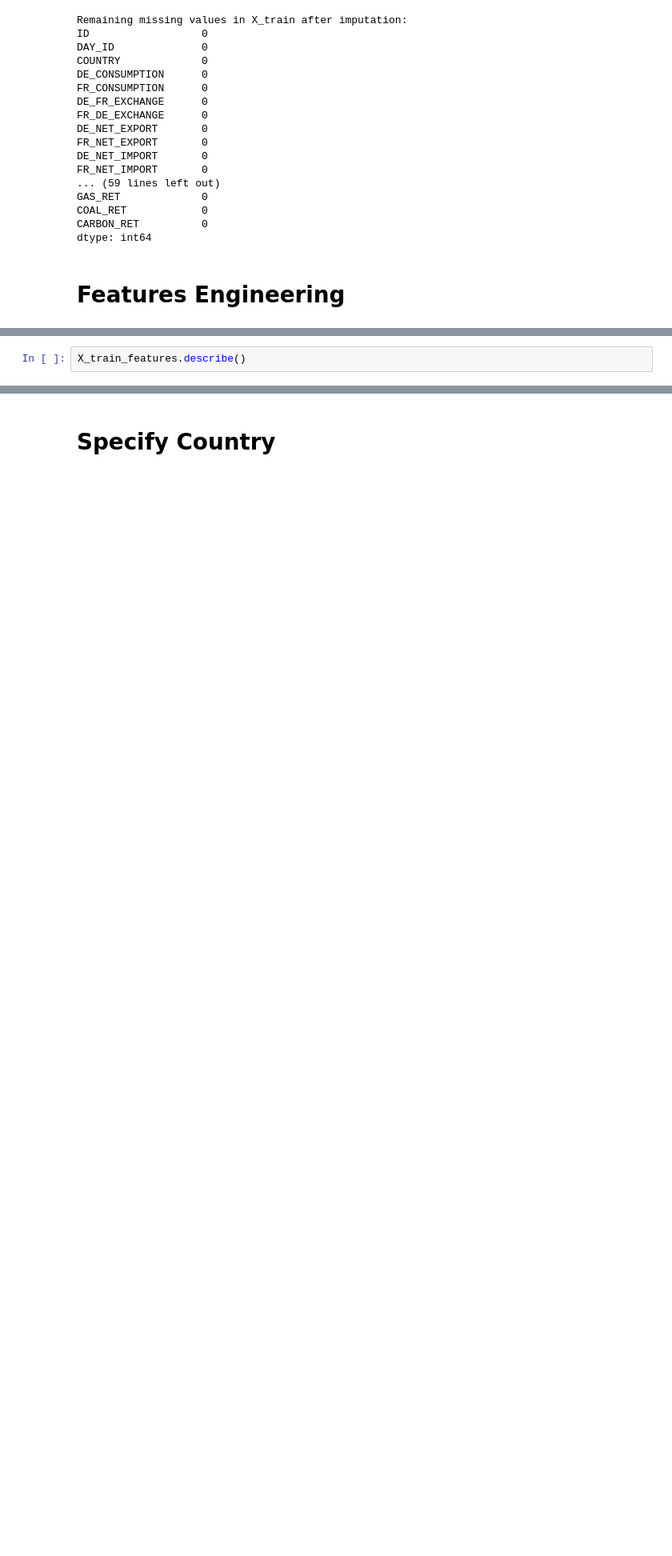
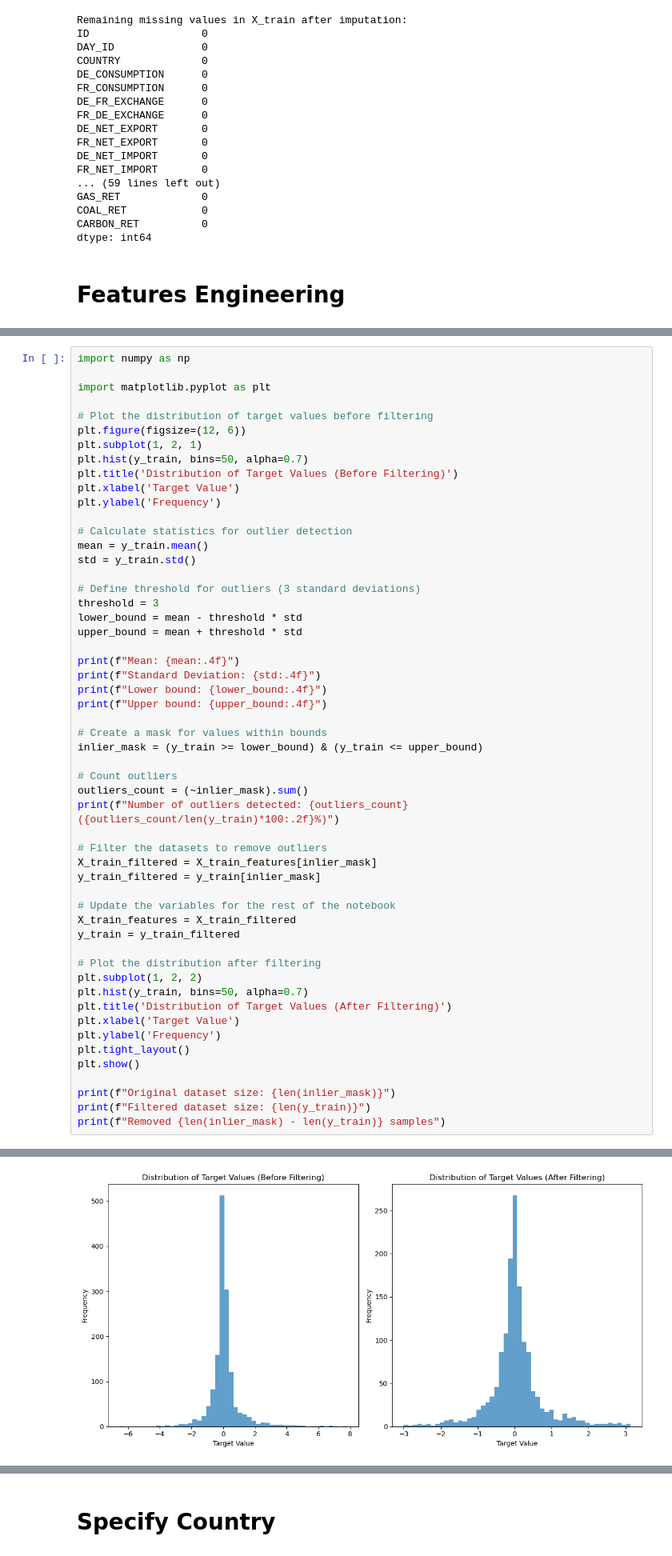
Before and after one commit to paulqevan/Challenge_QRT_prix_elec, a Jupyter notebook: Unique_Model_Thomas.ipynb, the cells around one changed output, grey strips where cells are left out. Shown: that part at 80% size. Cells and saved outputs as stored; diff of their text form; blank space fills up the shorter version.

```diff
--- a/Unique_Model_Thomas.ipynb
+++ b/Unique_Model_Thomas.ipynb
@@ -289,5 +292,57 @@ plt.tight_layout()
 # %% [output]
 [figure]
 # %%
-X_train_features.describe()
+import numpy as np
+
+import matplotlib.pyplot as plt
+
+# Plot the distribution of target values before filtering
+plt.figure(figsize=(12, 6))
+plt.subplot(1, 2, 1)
+plt.hist(y_train, bins=50, alpha=0.7)
+plt.title('Distribution of Target Values (Before Filtering)')
+plt.xlabel('Target Value')
+plt.ylabel('Frequency')
+
+# Calculate statistics for outlier detection
+mean = y_train.mean()
+std = y_train.std()
+
+# Define threshold for outliers (3 standard deviations)
+threshold = 3
+lower_bound = mean - threshold * std
+upper_bound = mean + threshold * std
+
+print(f"Mean: {mean:.4f}")
+print(f"Standard Deviation: {std:.4f}")
+print(f"Lower bound: {lower_bound:.4f}")
+print(f"Upper bound: {upper_bound:.4f}")
+
+# Create a mask for values within bounds
+inlier_mask = (y_train >= lower_bound) & (y_train <= upper_bound)
+
+# Count outliers
+outliers_count = (~inlier_mask).sum()
+print(f"Number of outliers detected: {outliers_count} ({outliers_count/len(y_train)*100:.2f}%)")
+
+# Filter the datasets to remove outliers
+X_train_filtered = X_train_features[inlier_mask]
+y_train_filtered = y_train[inlier_mask]
+
+# Update the variables for the rest of the notebook
+X_train_features = X_train_filtered
+y_train = y_train_filtered
+
+# Plot the distribution after filtering
+plt.subplot(1, 2, 2)
+plt.hist(y_train, bins=50, alpha=0.7)
+plt.title('Distribution of Target Values (After Filtering)')
+plt.xlabel('Target Value')
+plt.ylabel('Frequency')
+plt.tight_layout()
+plt.show()
+
+print(f"Original dataset size: {len(inlier_mask)}")
+print(f"Filtered dataset size: {len(y_train)}")
+print(f"Removed {len(inlier_mask) - len(y_train)} samples")
 # %% [output]
@@ -303,0 +354 @@ X_train_features.describe()
+[figure, added]
```
Also changed, not shown: parts of 19 cells of this notebook, 53 other files.
